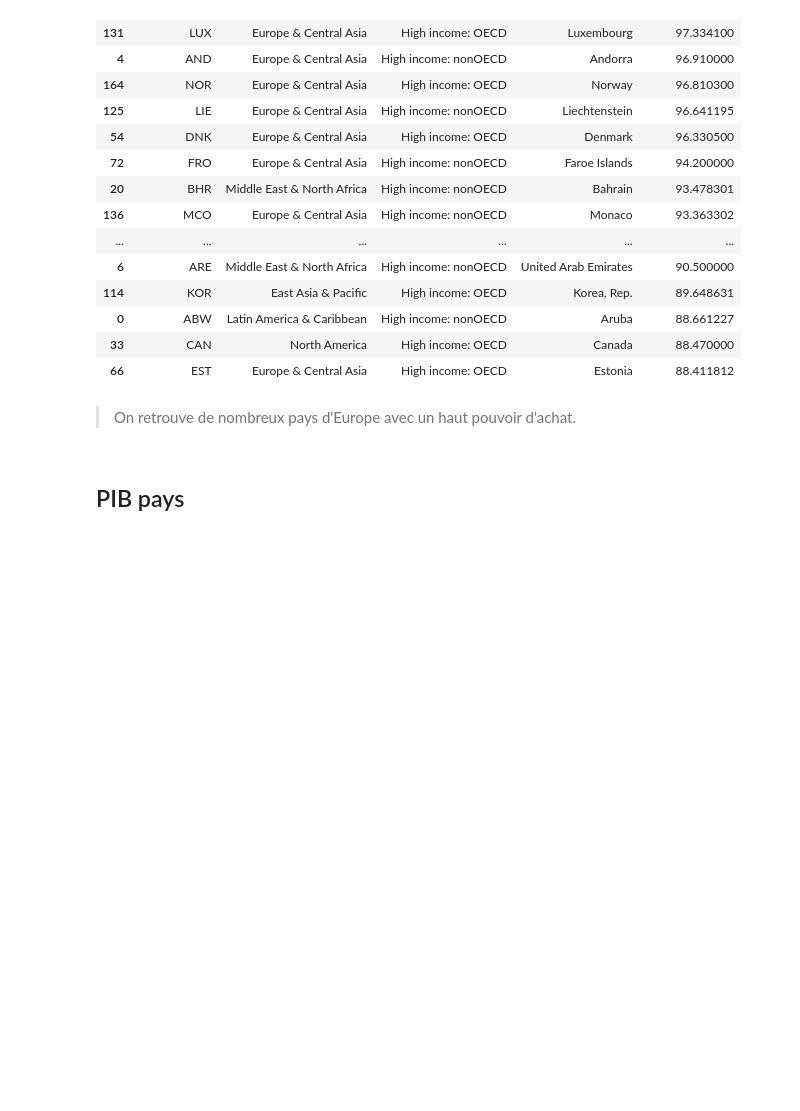
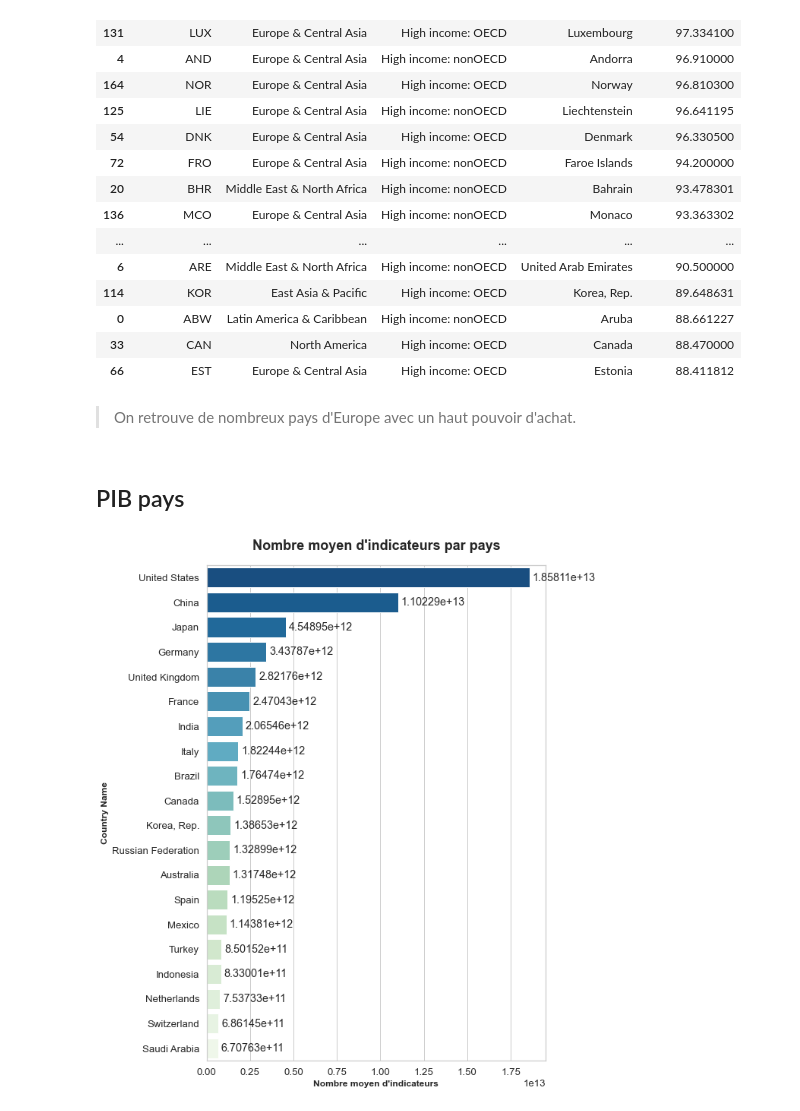
Before and after one commit to Lwmay/analyses_de_systemes_educatifs, a Jupyter notebook: P2_01_notebook.ipynb, the cells around one changed output. Cells and saved outputs as stored; diff of their text form; code cells hidden in the pictures; blank space fills up the shorter version.

```diff
--- a/P2_01_notebook.ipynb
+++ b/P2_01_notebook.ipynb
@@ -1055,3 +1055,20 @@ df_it_net.sort_values(by='Last Avail Values', ascending=False).head(20)
 > On retrouve de nombreux pays d'Europe avec un haut pouvoir d'achat.
 # %% [markdown]
 ## PIB pays
+# %%
+df_raw_gnp = df_raw[df_raw['Indicator Code'] == 'NY.GNP.MKTP.CD']
+df_raw_gnp = df_raw_gnp[~df_raw_gnp['Region'].isnull()]
+df_raw_gnp = df_raw_gnp[['Country Name', 'Country Code', 'Last Avail Values']]
+df_raw_gnp = df_raw_gnp.sort_values(by='Last Avail Values', ascending=False).head(20)
+# %%
+plt.figure(figsize=(8,12))
+ax = sns.barplot(data=df_raw_gnp, x="Last Avail Values", y="Country Name", palette="GnBu_r")
+ax.set_title("Nombre moyen d'indicateurs par pays")
+ax.set(xlabel="Nombre moyen d'indicateurs")
+
+for container in ax.containers:
+    ax.bar_label(container, padding = 4)
+
+plt.show()
+# %% [output]
+[figure, added]
```
Also changed, not shown: parts of 8 cells of this notebook.
